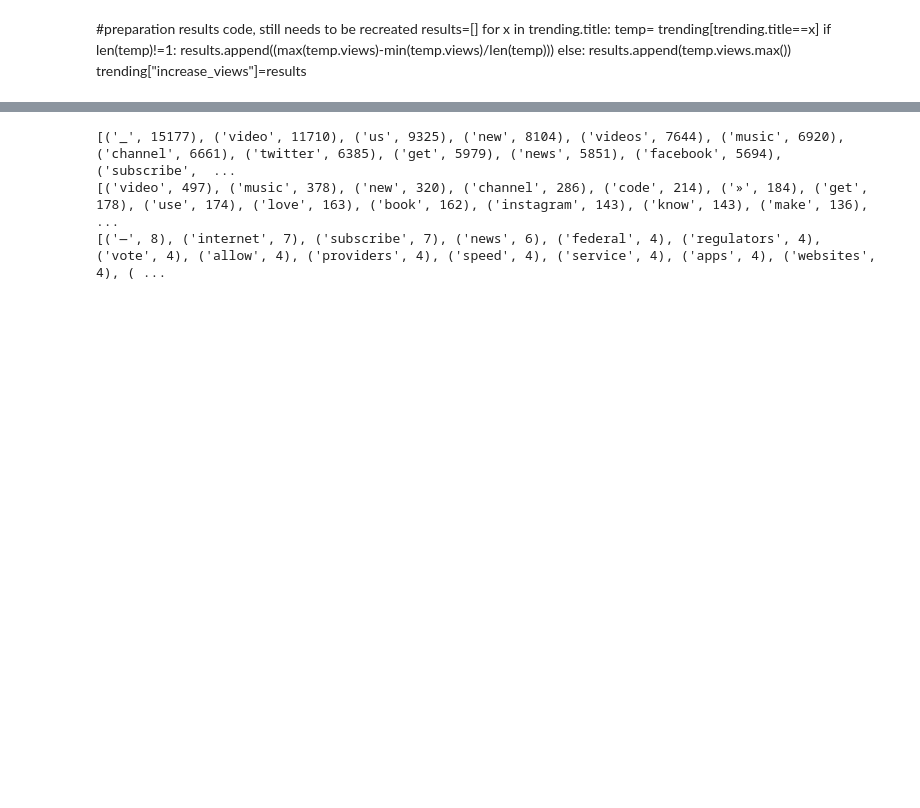
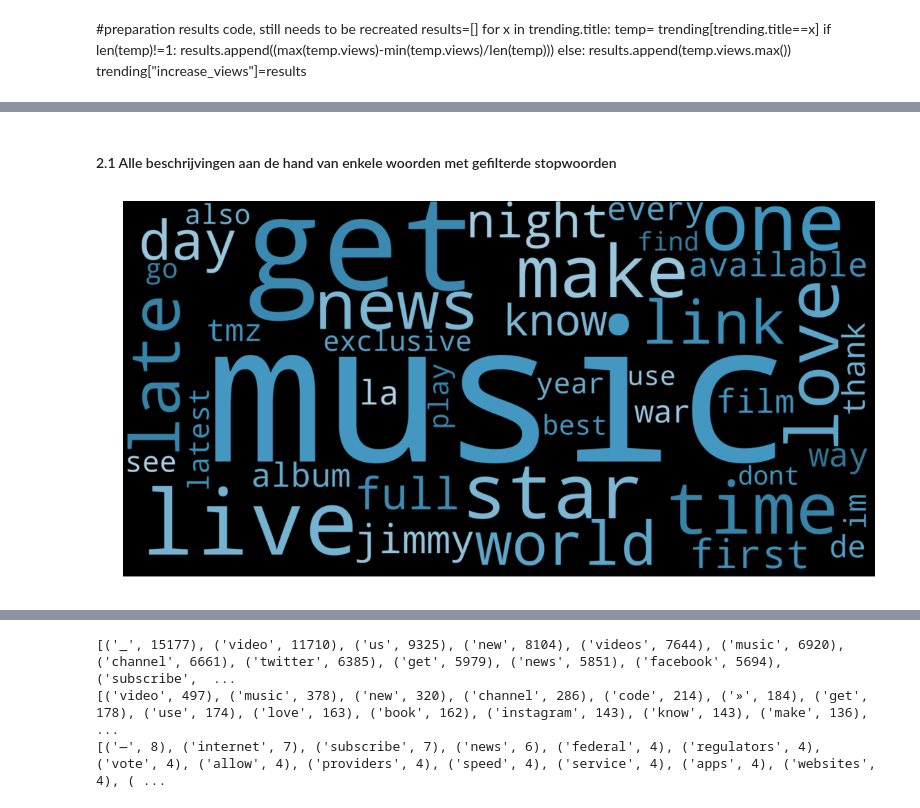
Before and after one commit to SandervWickeren/DataScience_YouTube, a Jupyter notebook: ResultsFile.ipynb, the cells around one changed output, grey strips where cells are left out. Drawn from its saved outputs; the diff is of its cells as text; code cells hidden in the pictures; blank space fills up the shorter version.

```diff
--- a/ResultsFile.ipynb
+++ b/ResultsFile.ipynb
@@ -165,0 +172,9 @@ print(dislike[:20])
+# %% [markdown]
+#### 2.1 Alle beschrijvingen aan de hand van enkele woorden met gefilterde stopwoorden
+# %%
+description = trending_UK.description.values
+stopwoorden = ['subscribe', 'video', 'facebook', 'twitter', 'instagram', 'youtube', 'videos', 'channel', 'watch', 'like', 'new',
+              'us', 'free', 'official', 'episode', 'website', 'show', 'movie']
+gen_word_cloud(description, 3, False, stopwoorden + stopwords.words('english'))
+# %% [output]
+[figure, added]
```
Also changed, not shown: parts of 30 cells of this notebook.
